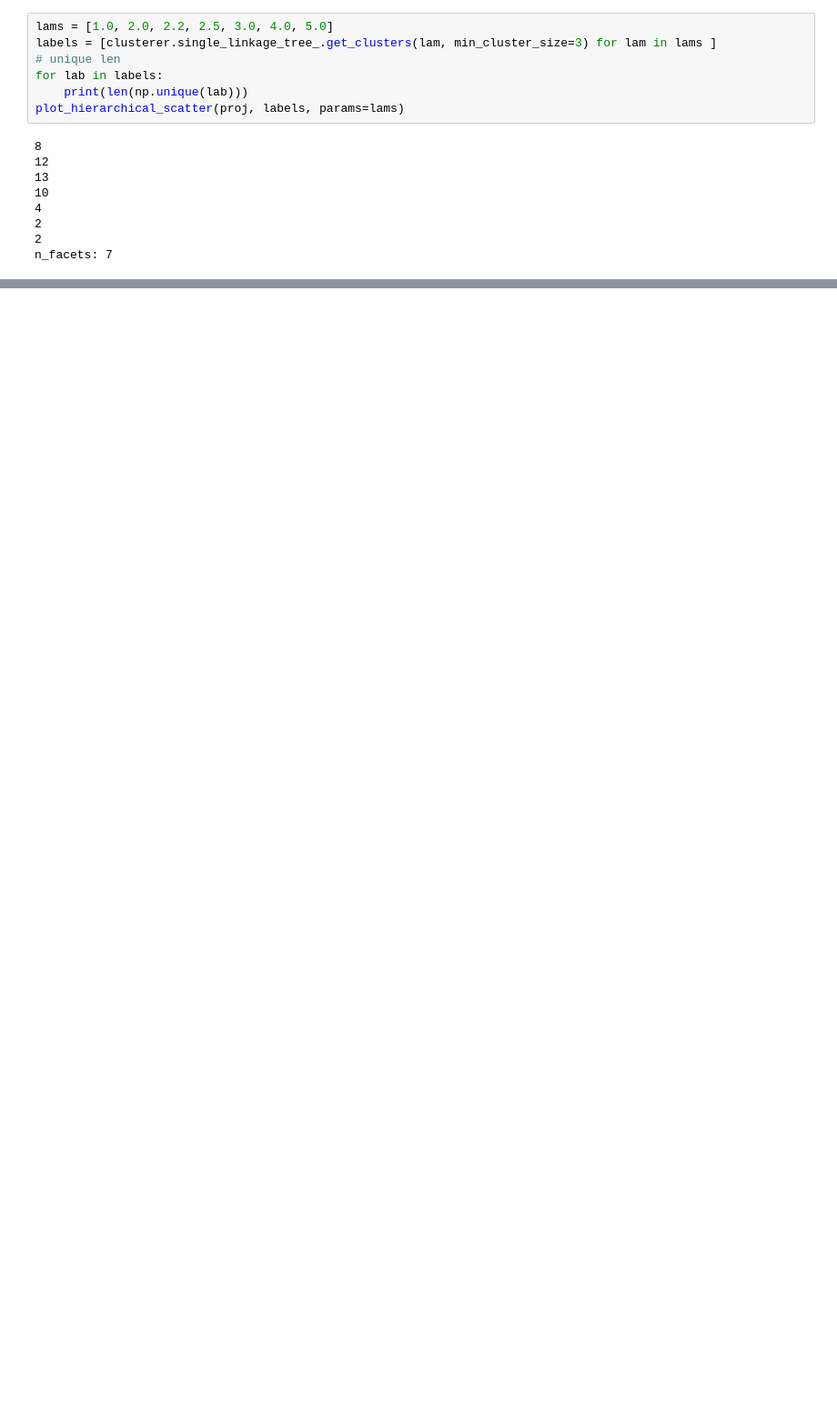
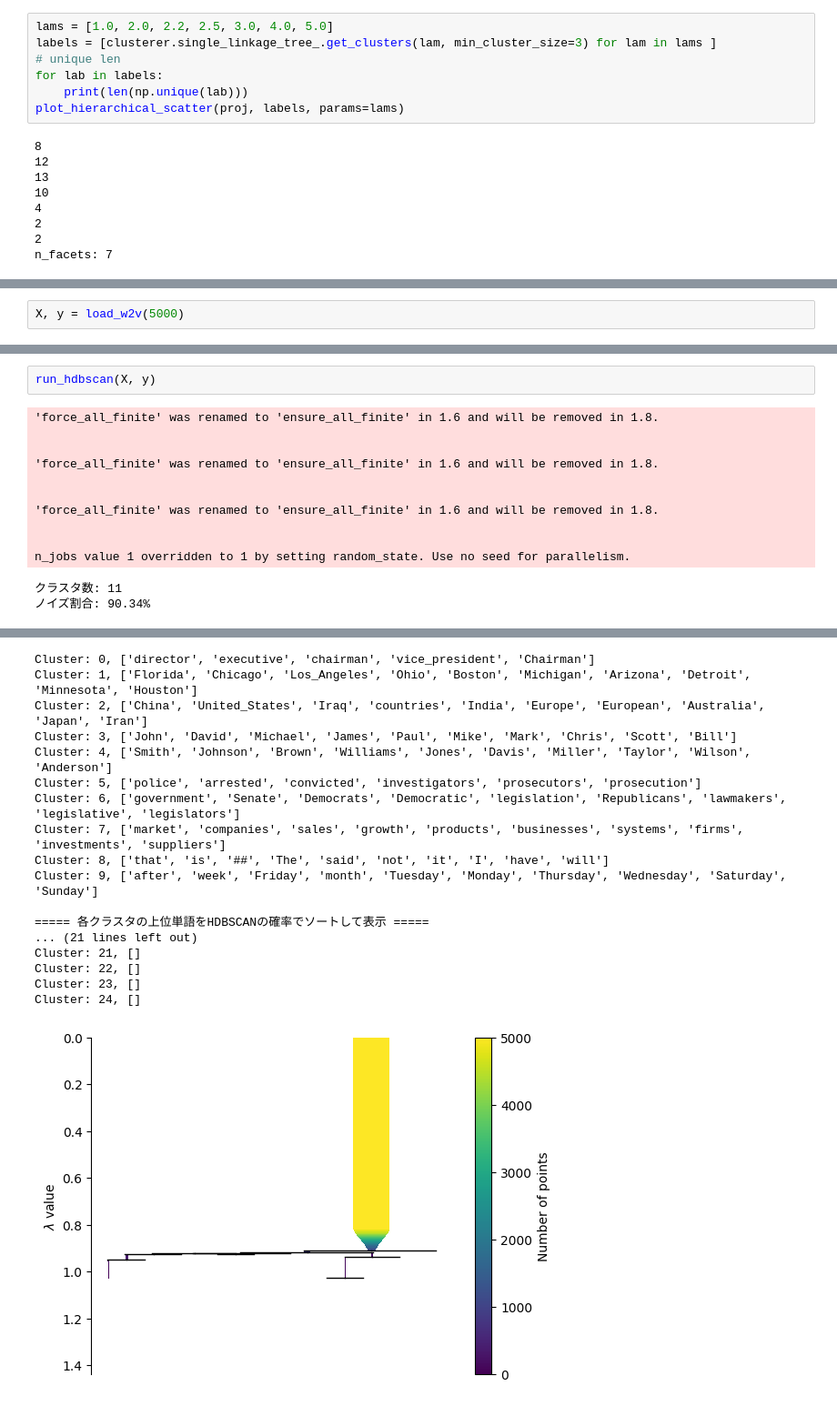
Before and after one commit to wbcat001/DRZoom, a Jupyter notebook: src/experiments/17_HDBSCAN/visalization.ipynb, the cells around one changed output, grey strips where cells are left out. Shown at 91% size. Drawn from its saved outputs; the diff is of its cells as text; blank space fills up the shorter version.

```diff
--- a/src/experiments/17_HDBSCAN/visalization.ipynb
+++ b/src/experiments/17_HDBSCAN/visalization.ipynb
@@ -604,0 +777,2 @@ X, y = load_mnist(5000)
+# %%
+X, y = load_w2v(5000)
@@ -604,0 +784,15 @@ X, y = load_mnist(5000)
+# %%
+run_hdbscan(X, y)
+# %% [output]
+'force_all_finite' was renamed to 'ensure_all_finite' in 1.6 and will be removed in 1.8.
+
+
+'force_all_finite' was renamed to 'ensure_all_finite' in 1.6 and will be removed in 1.8.
+
+
+'force_all_finite' was renamed to 'ensure_all_finite' in 1.6 and will be removed in 1.8.
+
+
+n_jobs value 1 overridden to 1 by setting random_state. Use no seed for parallelism.
+クラスタ数: 11
+ノイズ割合: 90.34%
@@ -604,0 +800,18 @@ X, y = load_mnist(5000)
+Cluster: 0, ['director', 'executive', 'chairman', 'vice_president', 'Chairman']
+Cluster: 1, ['Florida', 'Chicago', 'Los_Angeles', 'Ohio', 'Boston', 'Michigan', 'Arizona', 'Detroit', 'Minnesota', 'Houston']
+Cluster: 2, ['China', 'United_States', 'Iraq', 'countries', 'India', 'Europe', 'European', 'Australia', 'Japan', 'Iran']
+Cluster: 3, ['John', 'David', 'Michael', 'James', 'Paul', 'Mike', 'Mark', 'Chris', 'Scott', 'Bill']
+Cluster: 4, ['Smith', 'Johnson', 'Brown', 'Williams', 'Jones', 'Davis', 'Miller', 'Taylor', 'Wilson', 'Anderson']
+Cluster: 5, ['police', 'arrested', 'convicted', 'investigators', 'prosecutors', 'prosecution']
+Cluster: 6, ['government', 'Senate', 'Democrats', 'Democratic', 'legislation', 'Republicans', 'lawmakers', 'legislative', 'legislators']
+Cluster: 7, ['market', 'companies', 'sales', 'growth', 'products', 'businesses', 'systems', 'firms', 'investments', 'suppliers']
+Cluster: 8, ['that', 'is', '##', 'The', 'said', 'not', 'it', 'I', 'have', 'will']
+Cluster: 9, ['after', 'week', 'Friday', 'month', 'Tuesday', 'Monday', 'Thursday', 'Wednesday', 'Saturday', 'Sunday']
+
+===== 各クラスタの上位単語をHDBSCANの確率でソートして表示 =====
+... (21 lines left out)
+Cluster: 21, []
+Cluster: 22, []
+Cluster: 23, []
+Cluster: 24, []
+[figure, added]
```
Also changed, not shown: parts of 13 cells of this notebook, 20 other files.
